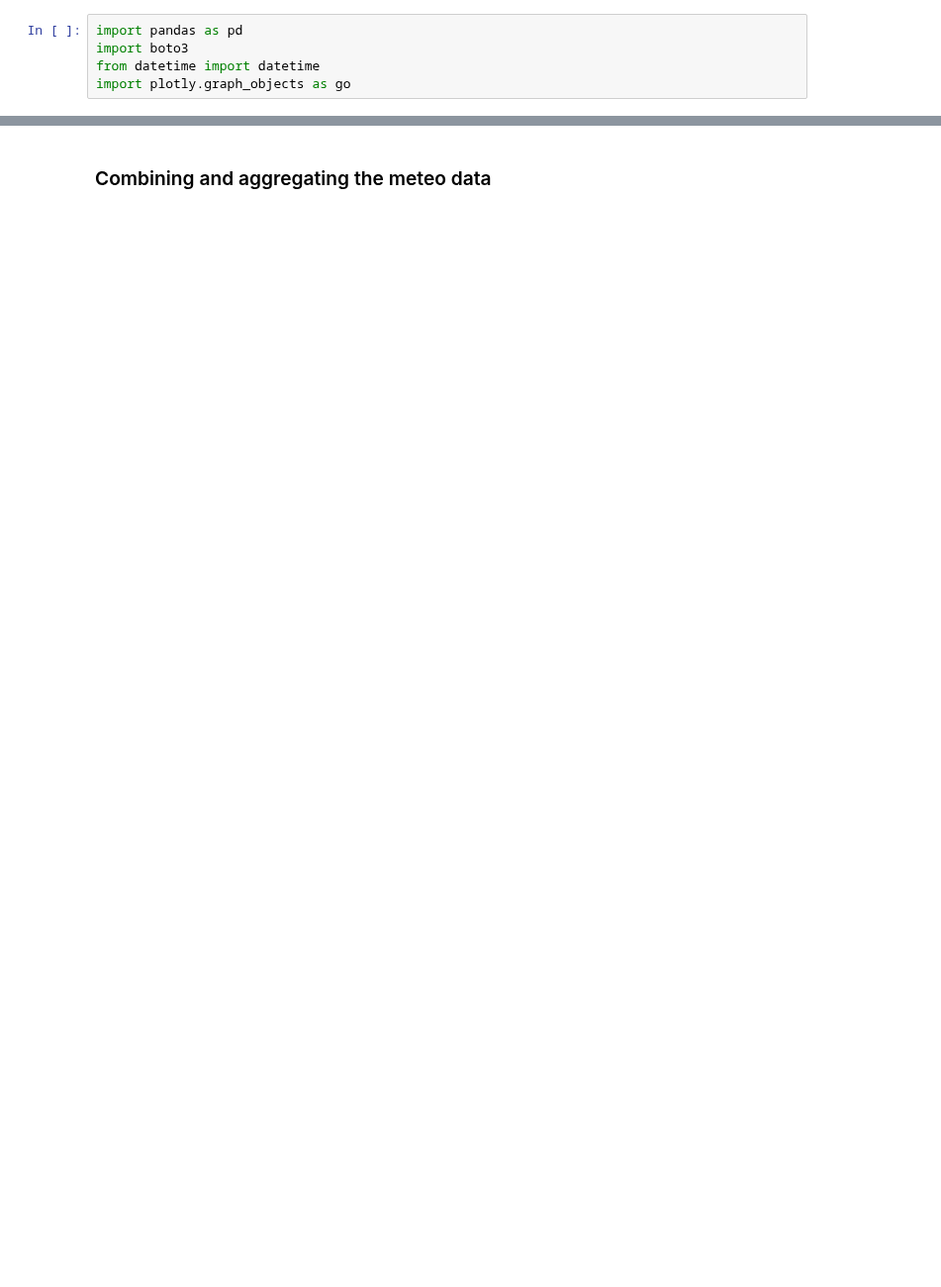
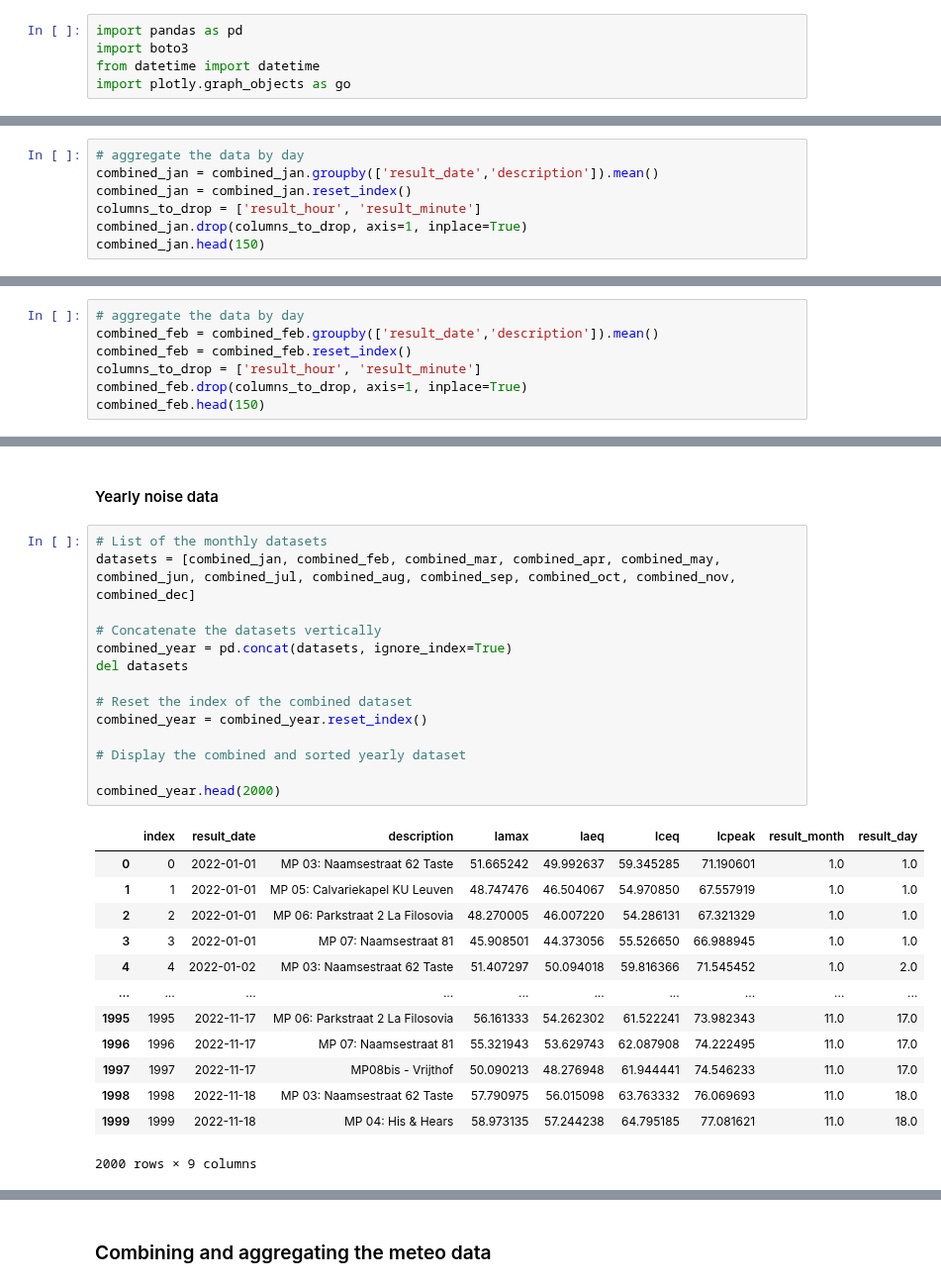
Before and after one commit to lennertvanh/MDA-Georgia, a Jupyter notebook: Preprocessing.ipynb, the cells around one changed output, grey strips where cells are left out. Shown at 99% size. Cells and saved outputs as stored; diff of their text form; blank space fills up the shorter version.

```diff
--- a/Preprocessing.ipynb
+++ b/Preprocessing.ipynb
@@ -180,0 +83,7 @@ his_dec = pd.read_csv('https://mda-georgia-bucket.s3.eu-central-1.amazonaws.com/
+# %%
+# aggregate the data by day
+combined_jan = combined_jan.groupby(['result_date','description']).mean()
+combined_jan = combined_jan.reset_index()
+columns_to_drop = ['result_hour', 'result_minute']
+combined_jan.drop(columns_to_drop, axis=1, inplace=True)
+combined_jan.head(150)
@@ -180,0 +171,7 @@ his_dec = pd.read_csv('https://mda-georgia-bucket.s3.eu-central-1.amazonaws.com/
+# %%
+# aggregate the data by day
+combined_feb = combined_feb.groupby(['result_date','description']).mean()
+combined_feb = combined_feb.reset_index()
+columns_to_drop = ['result_hour', 'result_minute']
+combined_feb.drop(columns_to_drop, axis=1, inplace=True)
+combined_feb.head(150)
@@ -180,0 +805,30 @@ his_dec = pd.read_csv('https://mda-georgia-bucket.s3.eu-central-1.amazonaws.com/
+# %% [markdown]
+#### Yearly noise data
+# %%
+# List of the monthly datasets
+datasets = [combined_jan, combined_feb, combined_mar, combined_apr, combined_may, combined_jun, combined_jul, combined_aug, combined_sep, combined_oct, combined_nov, combined_dec]
+
+# Concatenate the datasets vertically
+combined_year = pd.concat(datasets, ignore_index=True)
+del datasets
+
+# Reset the index of the combined dataset
+combined_year = combined_year.reset_index()
+
+# Display the combined and sorted yearly dataset
+
+combined_year.head(2000)
+# %% [output]
+|  | index | result_date | description | lamax | laeq | lceq | lcpeak | result_month | result_day |
+| 0 | 0 | 2022-01-01 | MP 03: Naamsestraat 62 Taste | 51.665242 | 49.992637 | 59.345285 | 71.190601 | 1.0 | 1.0 |
+| 1 | 1 | 2022-01-01 | MP 05: Calvariekapel KU Leuven | 48.747476 | 46.504067 | 54.970850 | 67.557919 | 1.0 | 1.0 |
+| 2 | 2 | 2022-01-01 | MP 06: Parkstraat 2 La Filosovia | 48.270005 | 46.007220 | 54.286131 | 67.321329 | 1.0 | 1.0 |
+| 3 | 3 | 2022-01-01 | MP 07: Naamsestraat 81 | 45.908501 | 44.373056 | 55.526650 | 66.988945 | 1.0 | 1.0 |
+| 4 | 4 | 2022-01-02 | MP 03: Naamsestraat 62 Taste | 51.407297 | 50.094018 | 59.816366 | 71.545452 | 1.0 | 2.0 |
+| ... | ... | ... | ... | ... | ... | ... | ... | ... | ... |
+| 1995 | 1995 | 2022-11-17 | MP 06: Parkstraat 2 La Filosovia | 56.161333 | 54.262302 | 61.522241 | 73.982343 | 11.0 | 17.0 |
+| 1996 | 1996 | 2022-11-17 | MP 07: Naamsestraat 81 | 55.321943 | 53.629743 | 62.087908 | 74.222495 | 11.0 | 17.0 |
+| 1997 | 1997 | 2022-11-17 | MP08bis - Vrijthof | 50.090213 | 48.276948 | 61.944441 | 74.546233 | 11.0 | 17.0 |
+| 1998 | 1998 | 2022-11-18 | MP 03: Naamsestraat 62 Taste | 57.790975 | 56.015098 | 63.763332 | 76.069693 | 11.0 | 18.0 |
+| 1999 | 1999 | 2022-11-18 | MP 04: His & Hears | 58.973135 | 57.244238 | 64.795185 | 77.081621 | 11.0 | 18.0 |
+2000 rows × 9 columns
```
Also changed, not shown: parts of 123 cells of this notebook.
